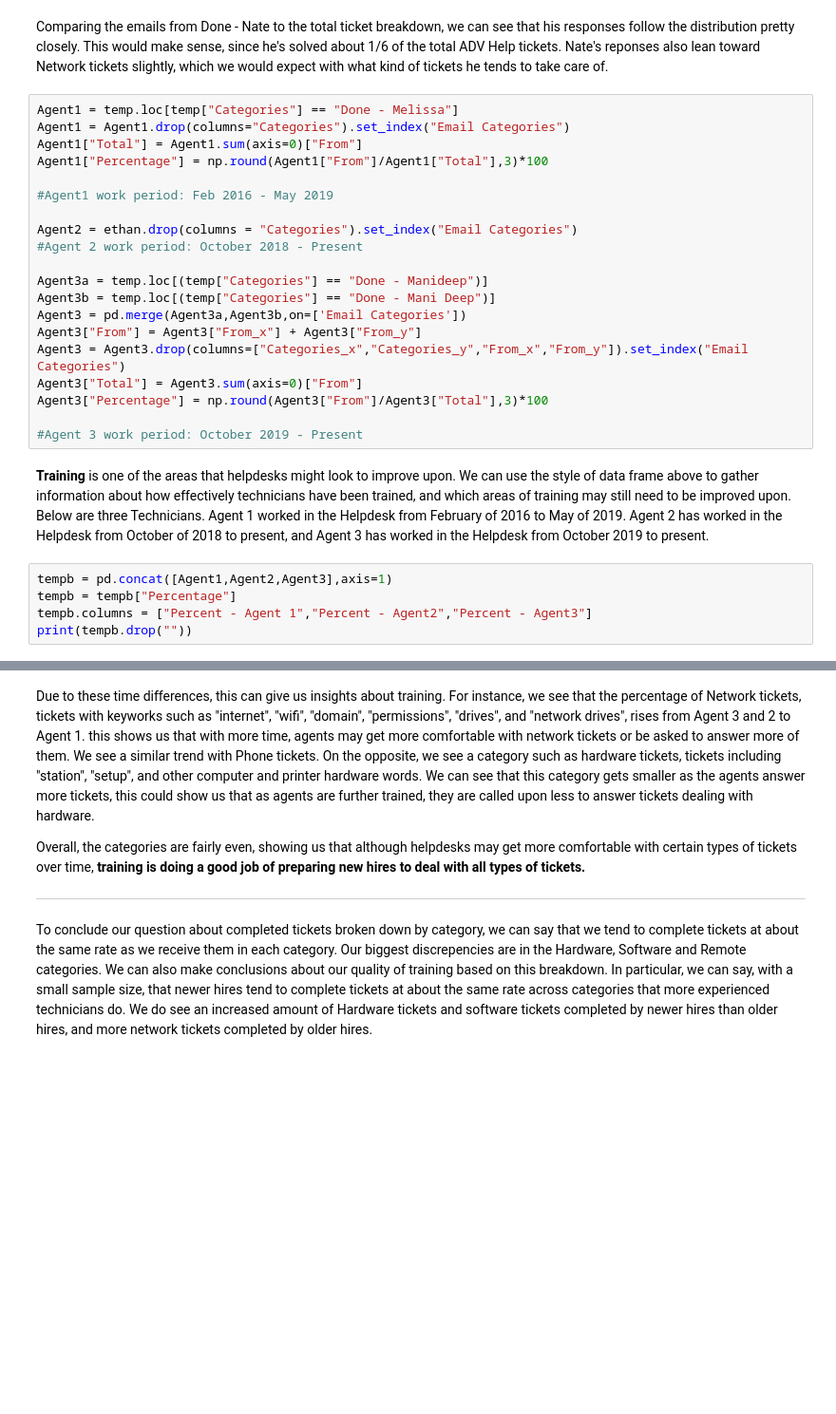
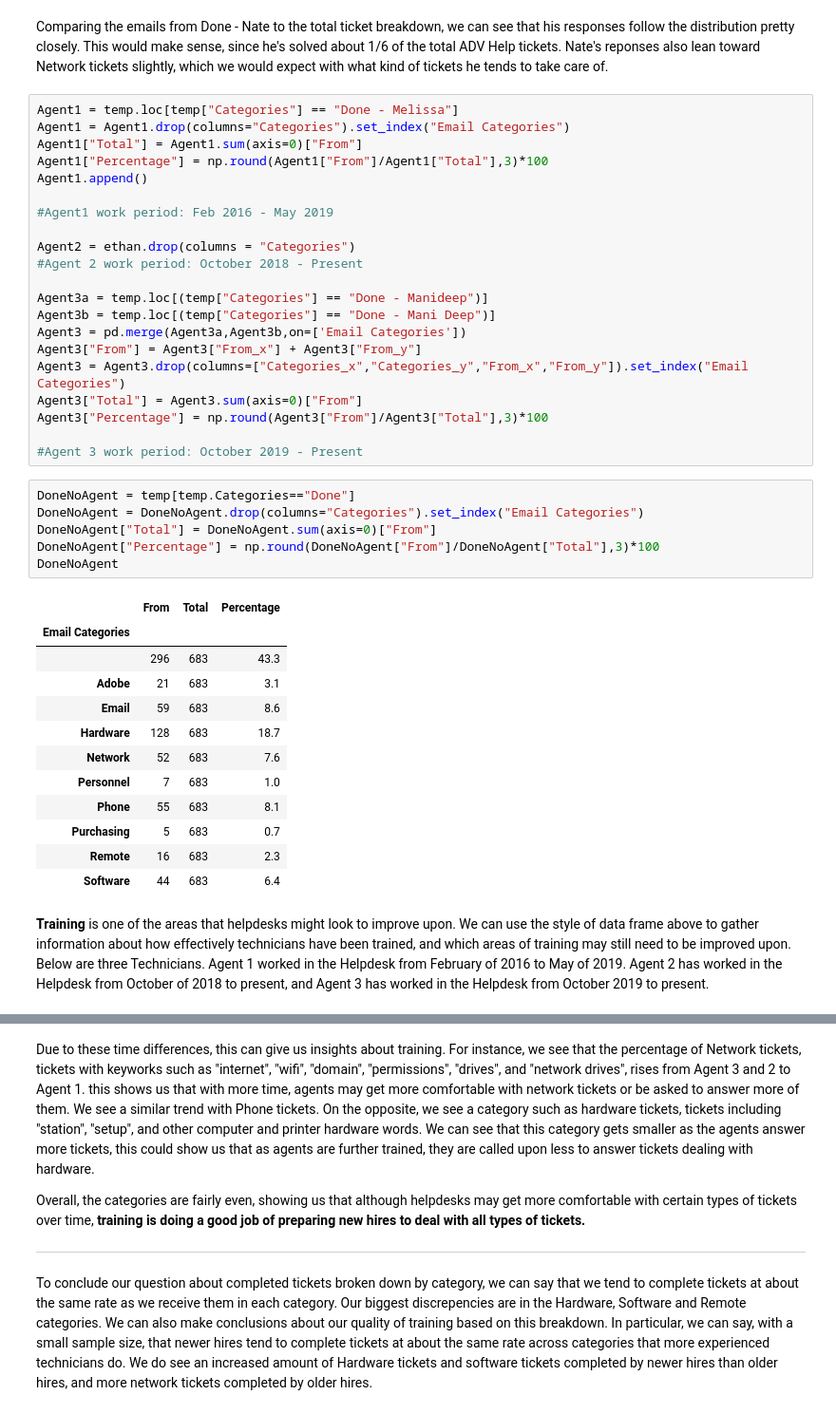
Before and after one commit to ecreagar/CSUAPublic, a Jupyter notebook: ProjectPresentation.ipynb, the cells around one changed output, grey strips where cells are left out. Shown at 95% size. Cells and saved outputs as stored; diff of their text form; blank space fills up the shorter version.

```diff
--- a/ProjectPresentation.ipynb
+++ b/ProjectPresentation.ipynb
@@ -806,10 +804,11 @@ Agent1 = temp.loc[temp["Categories"] == "Done - Melissa"]
 Agent1 = Agent1.drop(columns="Categories").set_index("Email Categories")
 Agent1["Total"] = Agent1.sum(axis=0)["From"]
 Agent1["Percentage"] = np.round(Agent1["From"]/Agent1["Total"],3)*100
+Agent1.append()
 
 #Agent1 work period: Feb 2016 - May 2019
 
-Agent2 = ethan.drop(columns = "Categories").set_index("Email Categories")
+Agent2 = ethan.drop(columns = "Categories")
 #Agent 2 work period: October 2018 - Present
 
 Agent3a = temp.loc[(temp["Categories"] == "Done - Manideep")]
@@ -821,10 +820,24 @@ Agent3["Total"] = Agent3.sum(axis=0)["From"]
 Agent3["Percentage"] = np.round(Agent3["From"]/Agent3["Total"],3)*100
 
 #Agent 3 work period: October 2019 - Present
+# %%
+DoneNoAgent = temp[temp.Categories=="Done"]
+DoneNoAgent = DoneNoAgent.drop(columns="Categories").set_index("Email Categories")
+DoneNoAgent["Total"] = DoneNoAgent.sum(axis=0)["From"]
+DoneNoAgent["Percentage"] = np.round(DoneNoAgent["From"]/DoneNoAgent["Total"],3)*100
+DoneNoAgent
+# %% [output]
+|  | From | Total | Percentage |
+| Email Categories |  |  |  |
+|  | 296 | 683 | 43.3 |
+| Adobe | 21 | 683 | 3.1 |
+| Email | 59 | 683 | 8.6 |
+| Hardware | 128 | 683 | 18.7 |
+| Network | 52 | 683 | 7.6 |
+| Personnel | 7 | 683 | 1.0 |
+| Phone | 55 | 683 | 8.1 |
+| Purchasing | 5 | 683 | 0.7 |
+| Remote | 16 | 683 | 2.3 |
+| Software | 44 | 683 | 6.4 |
 # %% [markdown]
 **Training** is one of the areas that helpdesks might look to improve upon. We can use the style of data frame above to gather information about how effectively technicians have been trained, and which areas of training may still need to be improved upon. Below are three Technicians. Agent 1 worked in the Helpdesk from February of 2016 to May of 2019. Agent 2 has worked in the Helpdesk from October of 2018 to present, and Agent 3 has worked in the Helpdesk from October 2019 to present.
-# %%
-tempb = pd.concat([Agent1,Agent2,Agent3],axis=1)
-tempb = tempb["Percentage"]
-tempb.columns = ["Percent - Agent 1","Percent - Agent2","Percent - Agent3"]
-print(tempb.drop(""))
```
Also changed, not shown: parts of 14 cells of this notebook.
